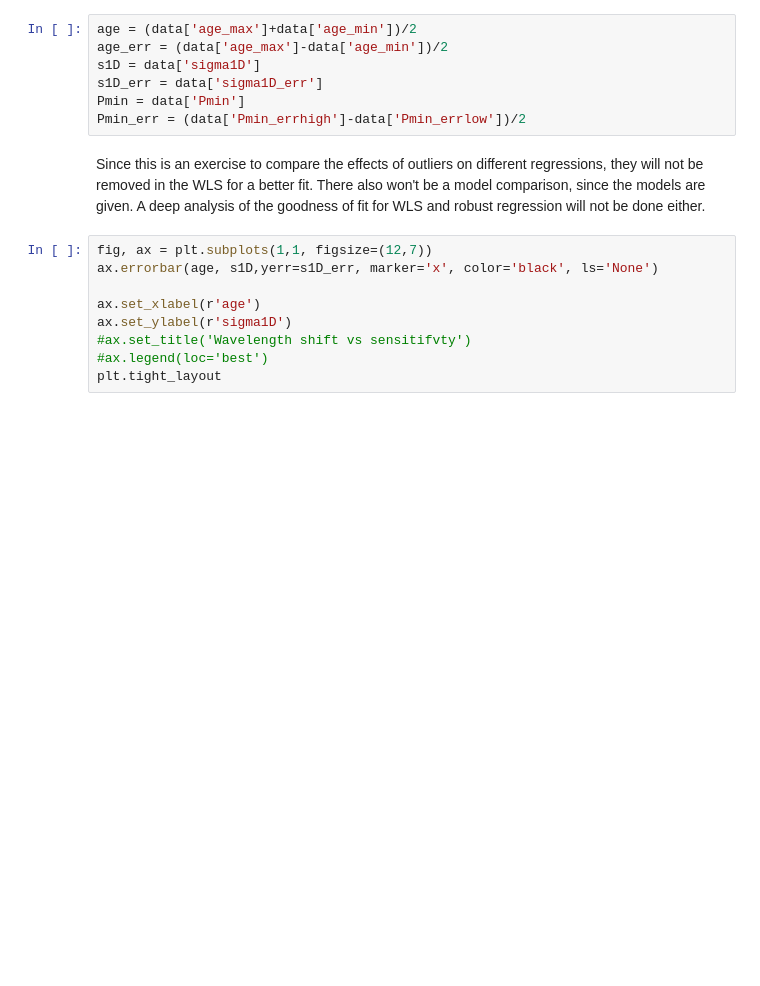
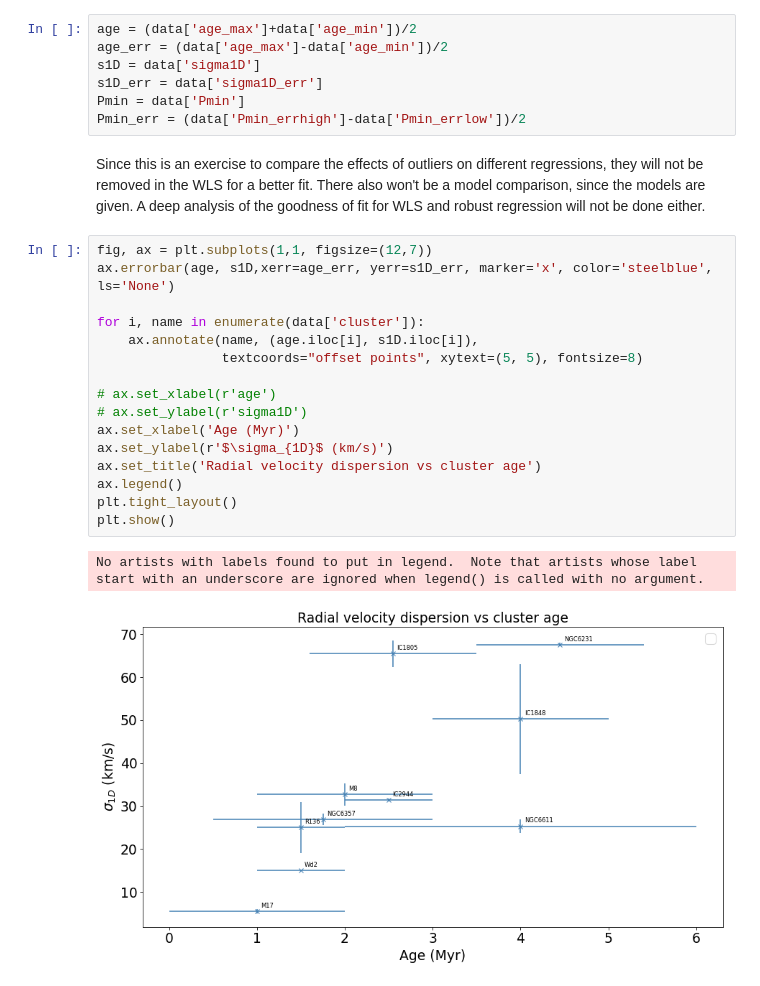
Before and after one commit to aapnegara/data-analysis-homework, a Jupyter notebook: HomeworkAssignment2_AAgungPrawiraNegara_NandVanDeun.ipynb, the cells around one changed output. Saved outputs shown, nothing was run; the diff lists cells and outputs as text; blank space fills up the shorter version.

```diff
--- a/HomeworkAssignment2_AAgungPrawiraNegara_NandVanDeun.ipynb
+++ b/HomeworkAssignment2_AAgungPrawiraNegara_NandVanDeun.ipynb
@@ -505,13 +526,23 @@ Pmin_err = (data['Pmin_errhigh']-data['Pmin_errlow'])/2
 Since this is an exercise to compare the effects of outliers on different regressions, they will not be removed in the WLS for a better fit. There also won't be a model comparison, since the models are given. A deep analysis of the goodness of fit for WLS and robust regression will not be done either.
 # %%
 fig, ax = plt.subplots(1,1, figsize=(12,7))
-ax.errorbar(age, s1D,yerr=s1D_err, marker='x', color='black', ls='None')
+ax.errorbar(age, s1D,xerr=age_err, yerr=s1D_err, marker='x', color='steelblue', ls='None')
 
-ax.set_xlabel(r'age')
-ax.set_ylabel(r'sigma1D')
-#ax.set_title('Wavelength shift vs sensitifvty')
-#ax.legend(loc='best')
-plt.tight_layout
+for i, name in enumerate(data['cluster']):
+    ax.annotate(name, (age.iloc[i], s1D.iloc[i]),
+                textcoords="offset points", xytext=(5, 5), fontsize=8)
+
+# ax.set_xlabel(r'age')
+# ax.set_ylabel(r'sigma1D')
+ax.set_xlabel('Age (Myr)')
+ax.set_ylabel(r'$\sigma_{1D}$ (km/s)')
+ax.set_title('Radial velocity dispersion vs cluster age')
+ax.legend()
+plt.tight_layout()
+plt.show()
+# %% [output]
+No artists with labels found to put in legend.  Note that artists whose label start with an underscore are ignored when legend() is called with no argument.
+[figure, added]
 # %%
 X = np.vander(age, 2, increasing=True)
 wlsModel = sm.WLS(s1D, X, weights=1/s1D_err**2)
```
Also changed, not shown: parts of 17 cells of this notebook.
